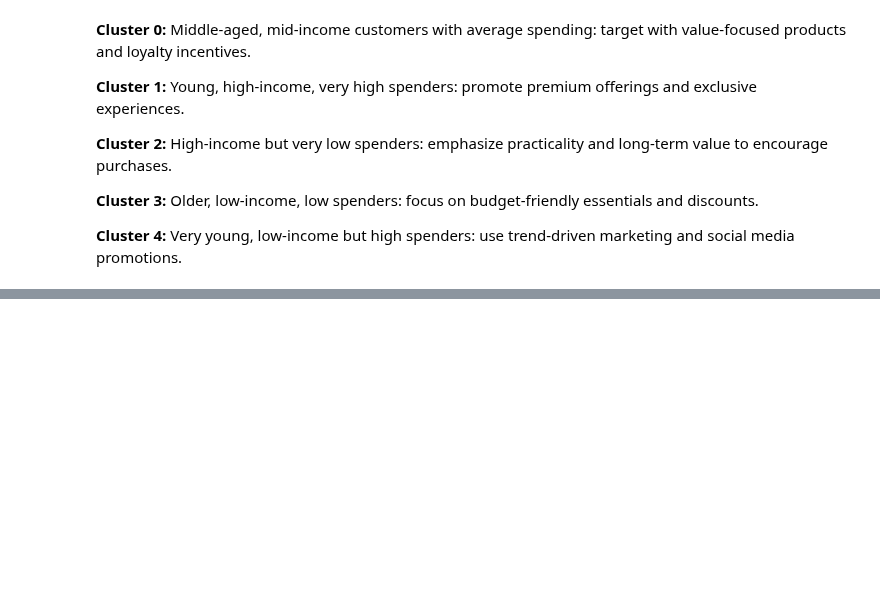
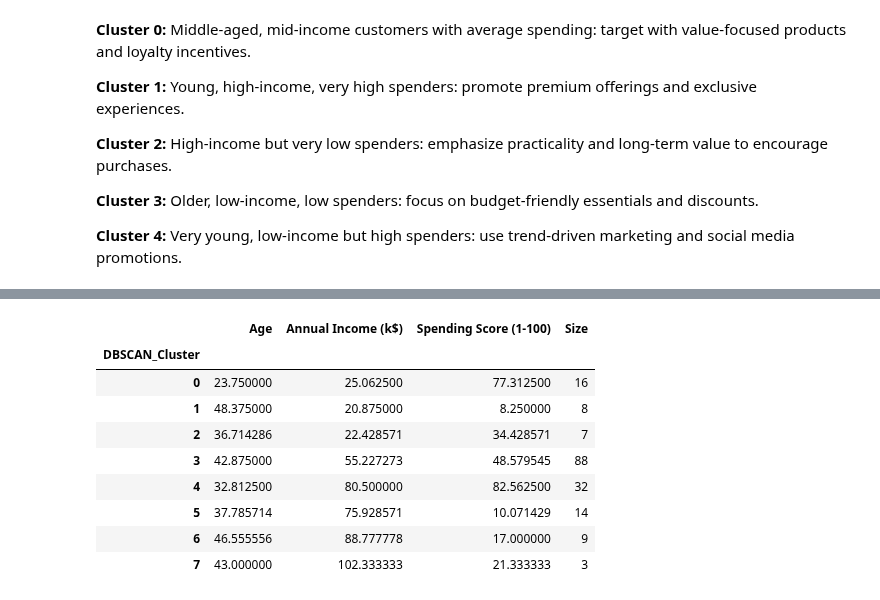
Before and after one commit to emschutt/Applied-Data-Science-Classes, a Jupyter notebook: Machine Learning/Homework_3.ipynb, the cells around one changed output, grey strips where cells are left out. Drawn from its saved outputs; the diff is of its cells as text; code cells hidden in the pictures; blank space fills up the shorter version.

```diff
--- a/Machine Learning/Homework_3.ipynb
+++ b/Machine Learning/Homework_3.ipynb
@@ -246,0 +308,20 @@ cluster_summary
+# %%
+dbscan_summary = df[df['DBSCAN_Cluster'] != -1].groupby("DBSCAN_Cluster").agg({
+    "Age": "mean",
+    "Annual Income (k$)": "mean",
+    "Spending Score (1-100)": "mean",
+    "DBSCAN_Cluster": "count"
+}).rename(columns={"DBSCAN_Cluster": "Size"})
+
+dbscan_summary
+# %% [output]
+|  | Age | Annual Income (k$) | Spending Score (1-100) | Size |
+| DBSCAN_Cluster |  |  |  |  |
+| 0 | 23.750000 | 25.062500 | 77.312500 | 16 |
+| 1 | 48.375000 | 20.875000 | 8.250000 | 8 |
+| 2 | 36.714286 | 22.428571 | 34.428571 | 7 |
+| 3 | 42.875000 | 55.227273 | 48.579545 | 88 |
+| 4 | 32.812500 | 80.500000 | 82.562500 | 32 |
+| 5 | 37.785714 | 75.928571 | 10.071429 | 14 |
+| 6 | 46.555556 | 88.777778 | 17.000000 | 9 |
+| 7 | 43.000000 | 102.333333 | 21.333333 | 3 |
```
Also changed, not shown: parts of 5 cells of this notebook.
